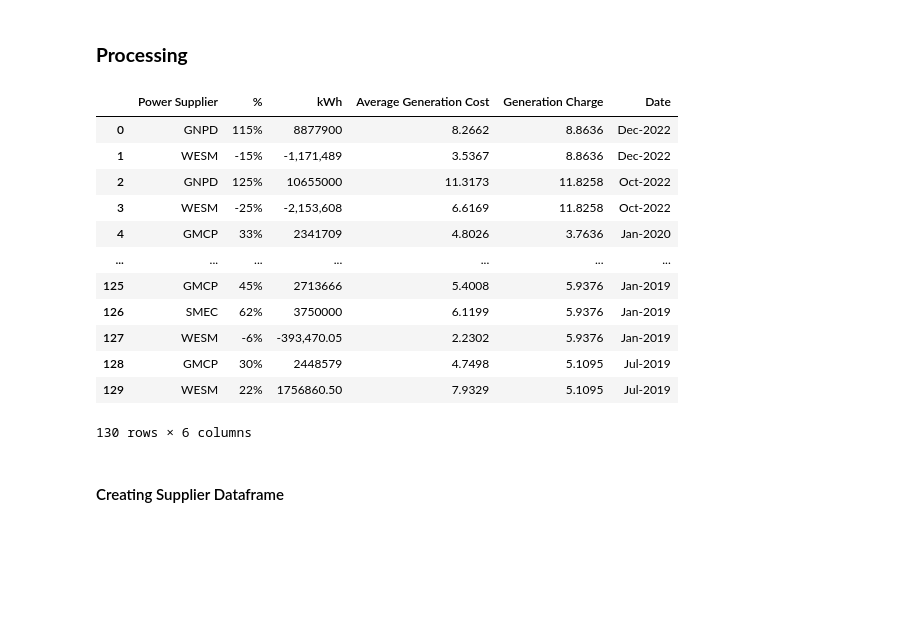
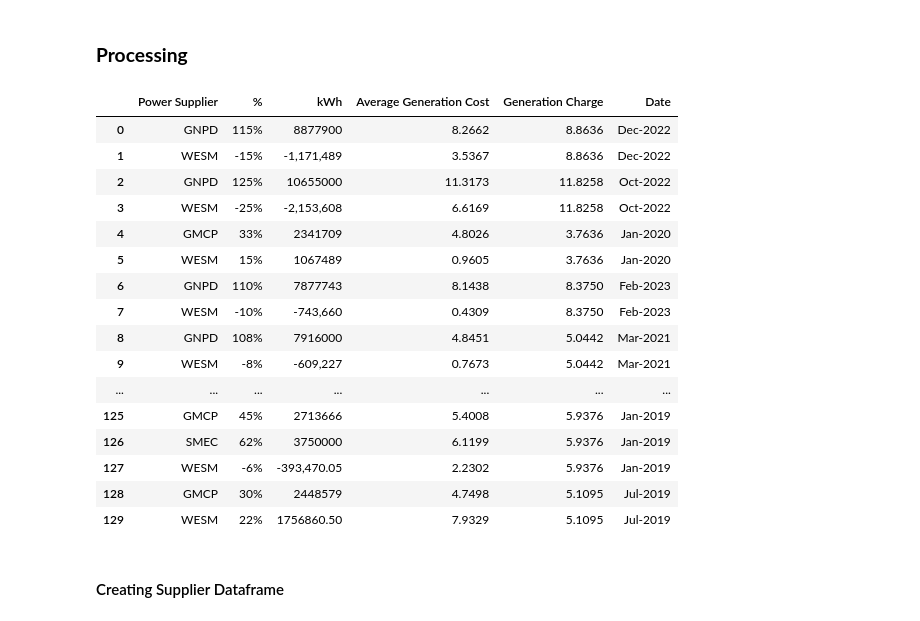
Before and after one commit to andreasenson/Scrape-DU-Generation-Charge, a Jupyter notebook: LEYECO IV/scrape_LEYECO_IV.ipynb, the cells around one changed output. Drawn from its saved outputs; the diff is of its cells as text; code cells hidden in the pictures; blank space fills up the shorter version.

```diff
--- a/LEYECO IV/scrape_LEYECO_IV.ipynb
+++ b/LEYECO IV/scrape_LEYECO_IV.ipynb
@@ -205,45 +205,60 @@ for date_key, df in dataframes.items():
     # Find the column that contains the word "Average"
     average_column = sliced_cols_df.columns[sliced_cols_df.apply(lambda col: col.str.contains('Average', case=False, na=False)).any()][0]
 
     # Find the row where the first column contains the word "TOTAL"
-    total_row_value = sliced_cols_df.loc[
-        sliced_cols_df.iloc[:, 0].apply(
-            lambda x: isinstance(x, str) and bool(re.search(r'\bTOTAL\b', x))),
-        average_column
-    ].values[-1]
+    total_rows = sliced_cols_df.loc[sliced_cols_df.iloc[:, 0] == "TOTAL", average_column]
+
+    if not total_rows.empty:
+        # If "TOTAL" is found, get the last occurrence
+        total_row_value = total_rows.iloc[-1]
+    else:
+        # If "TOTAL" is not found, search for the row containing "GENERATION CHARGE"
+        total_row_value = sliced_cols_df.loc[
+            sliced_cols_df.iloc[:, 0].str.contains("GENERATION CHARGE", case=False, na=False),
+            average_column
+        ].iloc[-1]
+
+    # If Generation Charge is still null, try to get the value from the column before the "Average" column
+    if pd.isna(total_row_value):
+        prev_column = df.columns[df.columns.get_loc(average_column) - 1]
+        total_row_value = df.iloc[-1][prev_column]
 
     # Add a new column "Generation Charge" with this value
     sliced_rows_df['Generation Charge'] = total_row_value
 
     # Add a new column "Date" with the date_key value (formatted as 'Month-Year')
     month, year = date_key.split('-')
     sliced_rows_df['Date'] = pd.to_datetime(f'20{year}-{month}-01').strftime('%b-%Y')
 
     # Append the result to big_df
     big_df = pd.concat([big_df, sliced_rows_df], ignore_index=True)
 
 # Replace "INDEPENDENT ELECTRICITY MARKET OPERATOR" with "WESM" in big_df
 big_df.replace("INDEPENDENT ELECTRICITY MARKET OPERATOR", "WESM", inplace=True)
 
 # Replace "GNPower Dinginin Ltd. Co." with "GNPD" in big_df
 big_df.replace("GNPower Dinginin Ltd. Co.", "GNPD", inplace=True)
 
 # Display the final combined DataFrame
 big_df
 # %% [output]
 |  | Power Supplier | % | kWh | Average Generation Cost | Generation Charge | Date |
 | 0 | GNPD | 115% | 8877900 | 8.2662 | 8.8636 | Dec-2022 |
 | 1 | WESM | -15% | -1,171,489 | 3.5367 | 8.8636 | Dec-2022 |
 | 2 | GNPD | 125% | 10655000 | 11.3173 | 11.8258 | Oct-2022 |
 | 3 | WESM | -25% | -2,153,608 | 6.6169 | 11.8258 | Oct-2022 |
 | 4 | GMCP | 33% | 2341709 | 4.8026 | 3.7636 | Jan-2020 |
+| 5 | WESM | 15% | 1067489 | 0.9605 | 3.7636 | Jan-2020 |
+| 6 | GNPD | 110% | 7877743 | 8.1438 | 8.3750 | Feb-2023 |
+| 7 | WESM | -10% | -743,660 | 0.4309 | 8.3750 | Feb-2023 |
+| 8 | GNPD | 108% | 7916000 | 4.8451 | 5.0442 | Mar-2021 |
+| 9 | WESM | -8% | -609,227 | 0.7673 | 5.0442 | Mar-2021 |
 | ... | ... | ... | ... | ... | ... | ... |
 | 125 | GMCP | 45% | 2713666 | 5.4008 | 5.9376 | Jan-2019 |
 | 126 | SMEC | 62% | 3750000 | 6.1199 | 5.9376 | Jan-2019 |
 | 127 | WESM | -6% | -393,470.05 | 2.2302 | 5.9376 | Jan-2019 |
 | 128 | GMCP | 30% | 2448579 | 4.7498 | 5.1095 | Jul-2019 |
 | 129 | WESM | 22% | 1756860.50 | 7.9329 | 5.1095 | Jul-2019 |
-130 rows × 6 columns
 # %% [markdown]
 #### Creating Supplier Dataframe
 # %%
```
Also changed, not shown: parts of 5 cells of this notebook, 2 other files.
